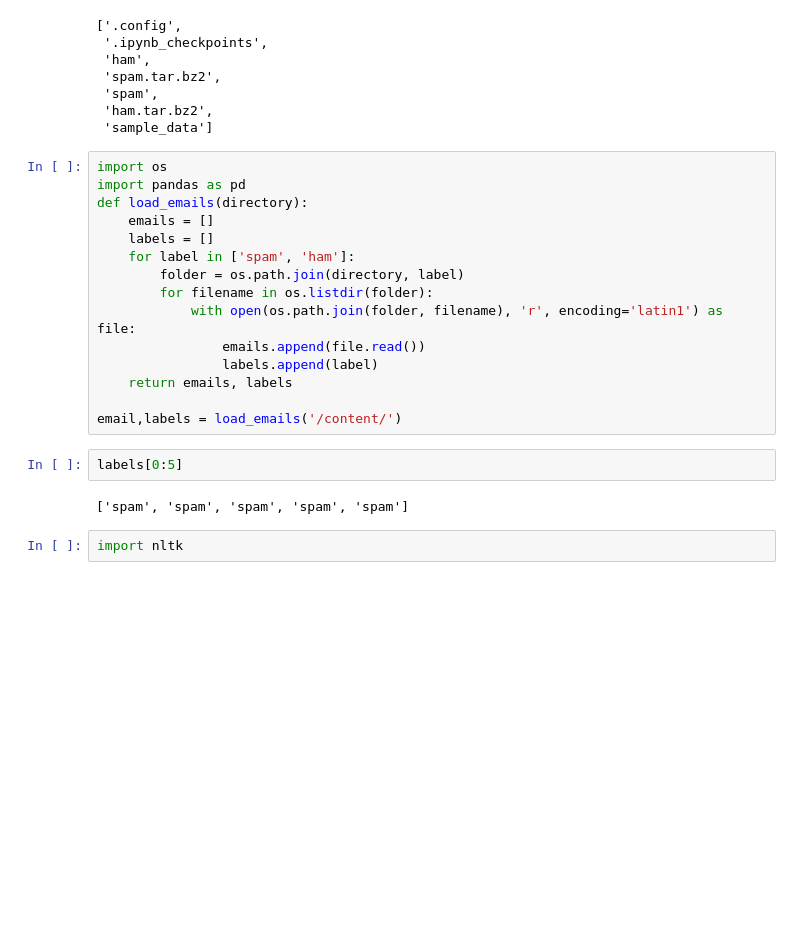
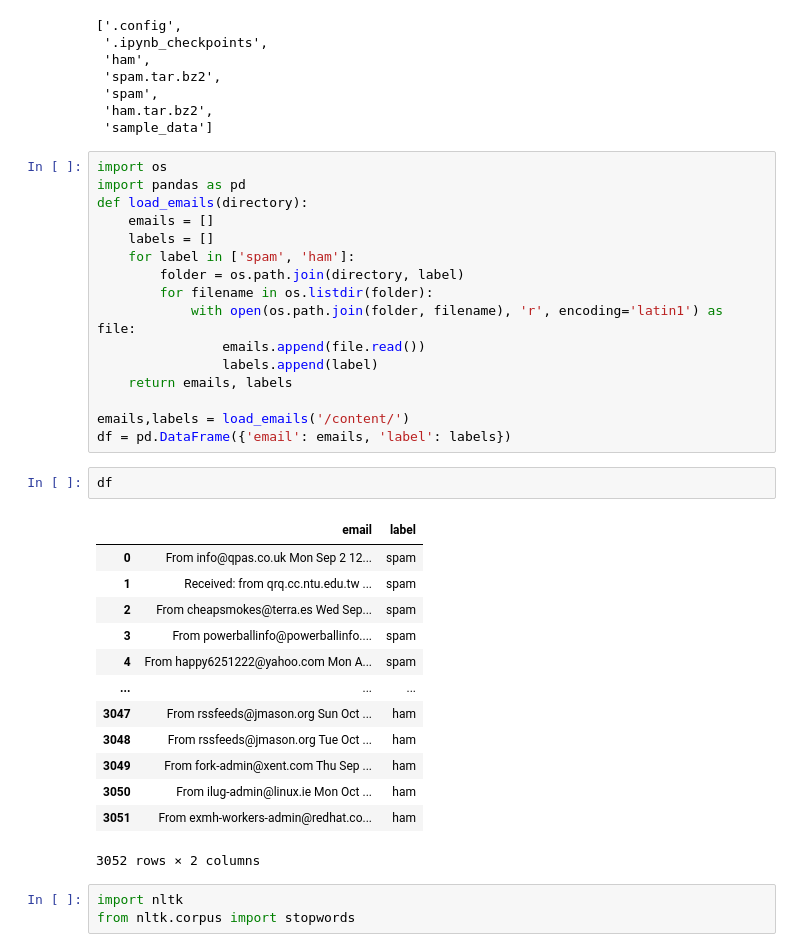
Before and after one commit to prax1807/Git-to-do, a Jupyter notebook: Logistic_Regression.ipynb, the cells around one changed output. Drawn from its saved outputs; the diff is of its cells as text; blank space fills up the shorter version.

```diff
--- a/Logistic_Regression.ipynb
+++ b/Logistic_Regression.ipynb
@@ -44,10 +42,24 @@ def load_emails(directory):
                 labels.append(label)
     return emails, labels
 
-email,labels = load_emails('/content/')
+emails,labels = load_emails('/content/')
+df = pd.DataFrame({'email': emails, 'label': labels})
-# %%
-labels[0:5]
-# %% [output]
-['spam', 'spam', 'spam', 'spam', 'spam']
-# %%
-import nltk
+# %%
+df
+# %% [output]
+|  | email | label |
+| 0 | From info@qpas.co.uk Mon Sep 2 12... | spam |
+| 1 | Received: from qrq.cc.ntu.edu.tw ... | spam |
+| 2 | From cheapsmokes@terra.es Wed Sep... | spam |
+| 3 | From powerballinfo@powerballinfo.... | spam |
+| 4 | From happy6251222@yahoo.com Mon A... | spam |
+| ... | ... | ... |
+| 3047 | From rssfeeds@jmason.org Sun Oct ... | ham |
+| 3048 | From rssfeeds@jmason.org Tue Oct ... | ham |
+| 3049 | From fork-admin@xent.com Thu Sep ... | ham |
+| 3050 | From ilug-admin@linux.ie Mon Oct ... | ham |
+| 3051 | From exmh-workers-admin@redhat.co... | ham |
+3052 rows × 2 columns
+# %%
+import nltk
+from nltk.corpus import stopwords
```
Also changed, not shown: parts of 10 cells of this notebook.
